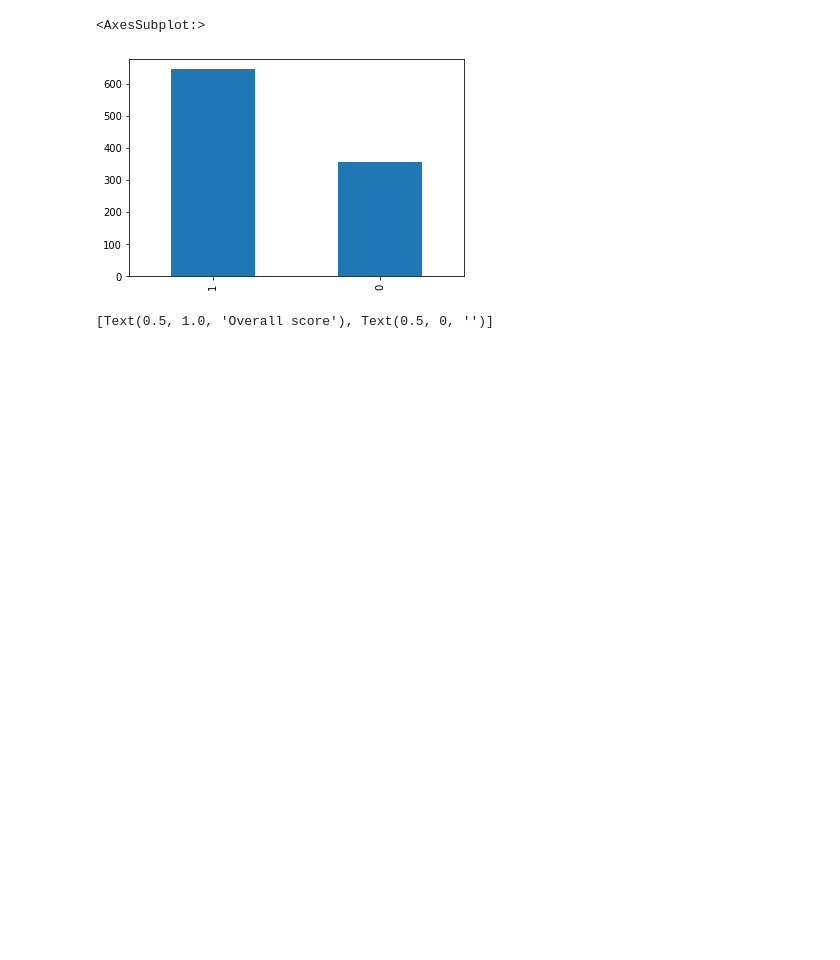
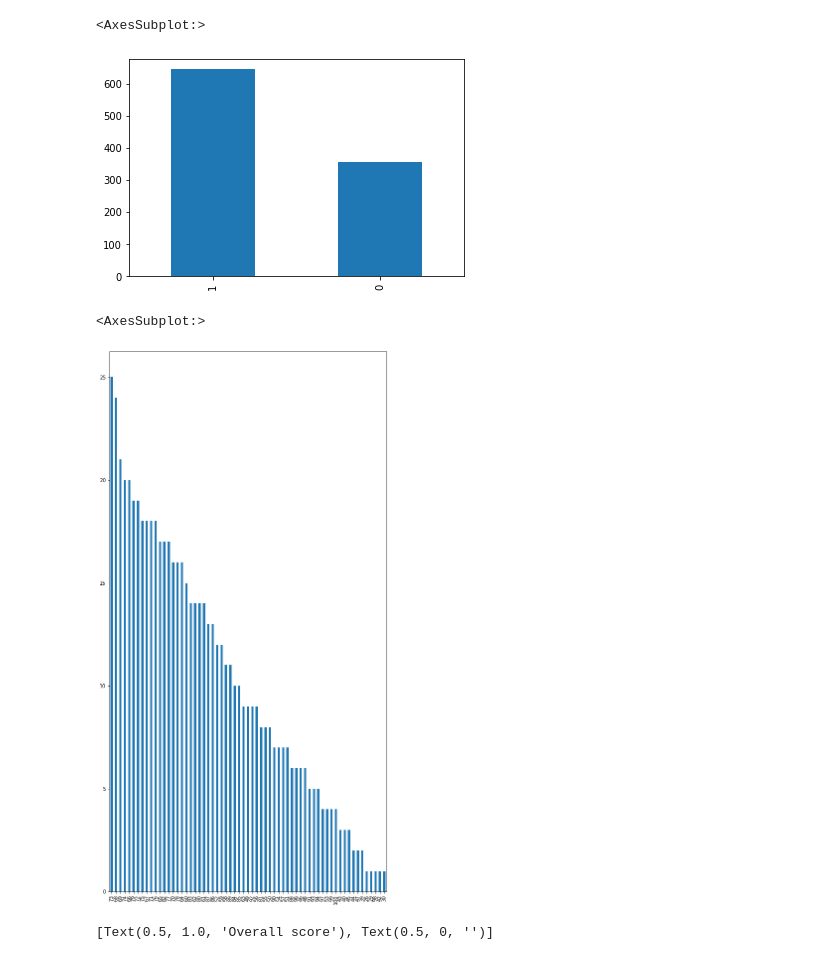
Before and after one commit to VidWantsToDevelop/Kaggle_Solutions, a Jupyter notebook: Datasets_for_analysis/StudentsPerformance/SP_analysis.ipynb, the cells around one changed output. Cells and saved outputs as stored; diff of their text form; code cells hidden in the pictures; blank space fills up the shorter version.

Commit message:
New plot for the Student's Performance analysis

```diff
--- a/Datasets_for_analysis/StudentsPerformance/SP_analysis.ipynb
+++ b/Datasets_for_analysis/StudentsPerformance/SP_analysis.ipynb
@@ -77,6 +77,19 @@ dataset["lunch"].value_counts().plot(kind="bar")
 # %% [output]
 <AxesSubplot:>
 [figure]
+# %%
+# Take a look at the distinction between those students who have lunch and those who don't
+
+lunch_true = dataset[dataset["lunch"] == 1]
+lunch_false = dataset[dataset['lunch'] == 0]
+
+corr = pd.DataFrame()
+corr["Have_lunch"] = lunch_true["overall_score"]
+corr["Don't_have_lunch"] = lunch_false["overall_score"]
+corr["Have_lunch"].value_counts().plot(kind = 'bar', figsize = (10,20))
+# %% [output]
+<AxesSubplot:>
+[figure, added]
 # %%
 fig, axs = plt.subplots(4, figsize = (8, 13))
 sns.boxplot(ax = axs[0], x = 'lunch', y = 'math score', data = dataset).set(title = "Math score", xlabel = None)
```
Also changed, not shown: 1 other file.
